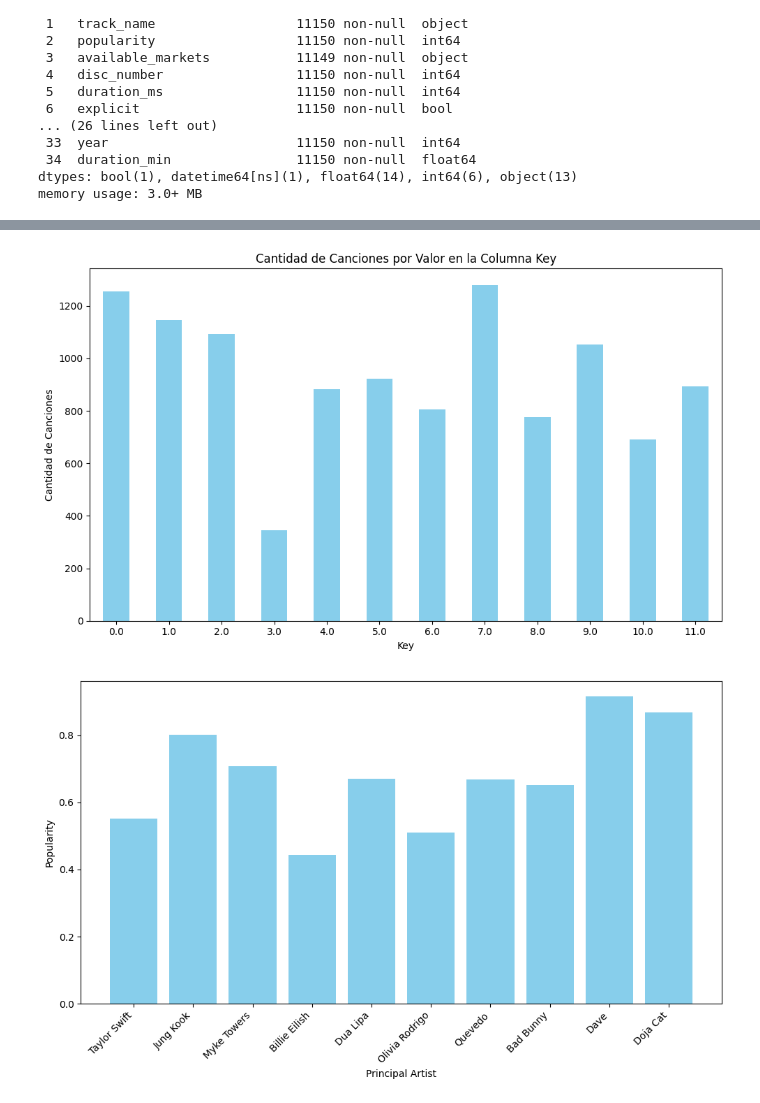
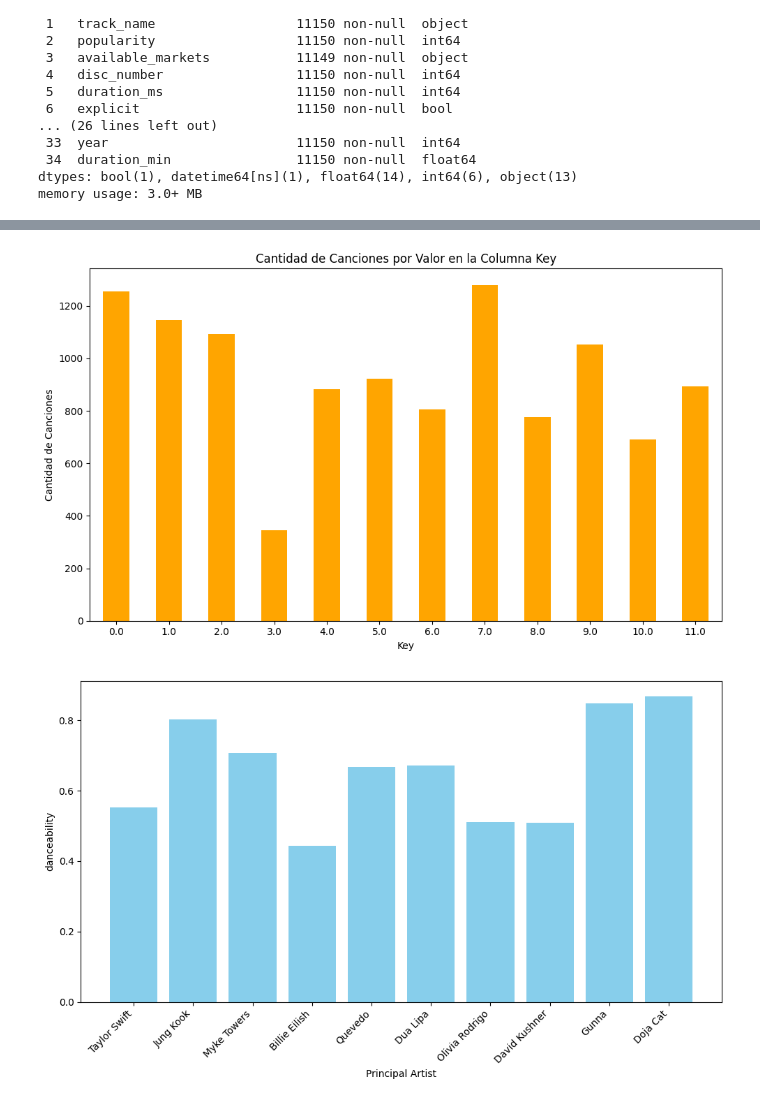
Before and after one commit to tomuzca/CLN, a Jupyter notebook: clean.ipynb, the cells around one changed output, grey strips where cells are left out. Drawn from its saved outputs; the diff is of its cells as text; code cells hidden in the pictures.

```diff
--- a/clean.ipynb
+++ b/clean.ipynb
@@ -99,27 +90,27 @@ plt.show()
 # %%
 conteo_por_key = df['key'].value_counts()
 
 # Gráfico de barras
 plt.figure(figsize=(10, 6))
-conteo_por_key.sort_index().plot(kind='bar', color='skyblue')
+conteo_por_key.sort_index().plot(kind='bar', color='orange')
 plt.xlabel('Key')
 plt.ylabel('Cantidad de Canciones')
 plt.title('Cantidad de Canciones por Valor en la Columna Key')
 plt.xticks(rotation=0)  # No rotar las etiquetas en el eje x
 plt.tight_layout()  # Ajustar el diseño para evitar cortar las etiquetas
 plt.show()
 # %% [output]
-[figure, old version]
+[figure, new version]
 # %%
 plt.figure(figsize=(10, 6))
 plt.bar(df_top_10_popularity['principal_artist_name'], df_top_10_popularity['danceability'], color='skyblue')
 plt.xlabel('Principal Artist')
-plt.ylabel('Popularity')
+plt.ylabel('danceability')
 plt.xticks(rotation=45, ha='right')  # Rotar etiquetas en el eje x para mejor legibilidad
 plt.tight_layout()  # Ajustar el diseño para evitar cortar las etiquetas
 plt.show()
 # %% [output]
-[figure, old version]
+[figure, new version]
 # %%
 plt.figure(figsize=(10, 6))
 plt.bar(df_top_10_popularity['principal_artist_name'], df_top_10_popularity['energy'], color='skyblue')
```
Also changed, not shown: parts of 15 cells of this notebook, 3 other files.
